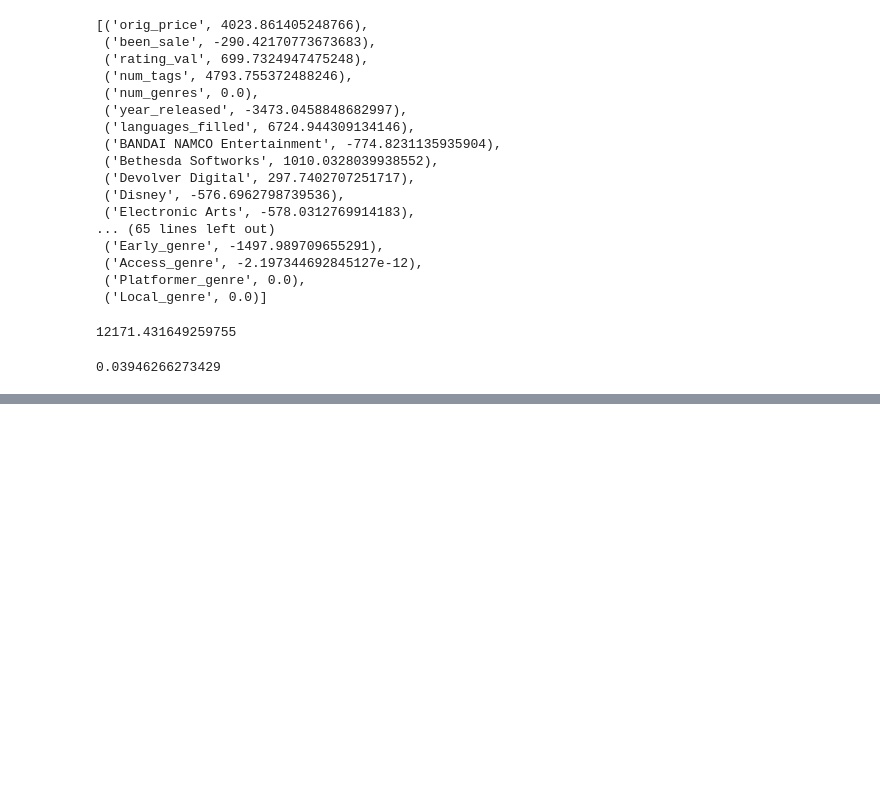
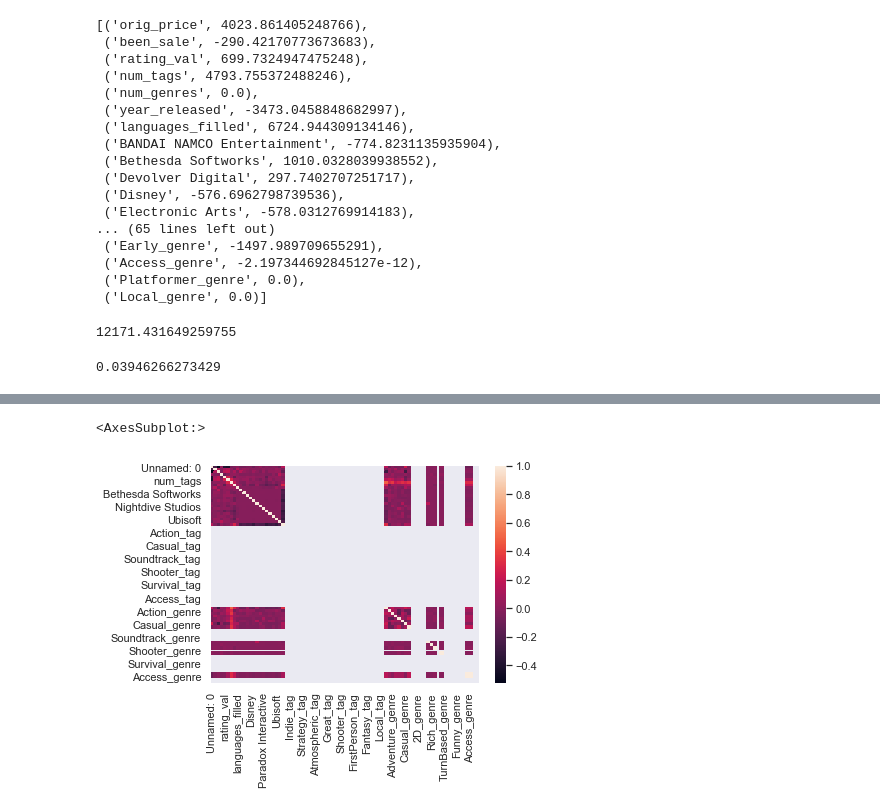
Before and after one commit to MichaelHarnett/Regression_Metis, a Jupyter notebook: final_modeling.ipynb, the cells around one changed output, grey strips where cells are left out. Drawn from its saved outputs; the diff is of its cells as text; code cells hidden in the pictures; blank space fills up the shorter version.

```diff
--- a/final_modeling.ipynb
+++ b/final_modeling.ipynb
@@ -308,0 +389,5 @@ r2_score(y_test, test_set_pred)
+# %%
+sns.heatmap(df.corr())
+# %% [output]
+<AxesSubplot:>
+[figure, added]
```
Also changed, not shown: parts of 20 cells of this notebook, 2 other files.
